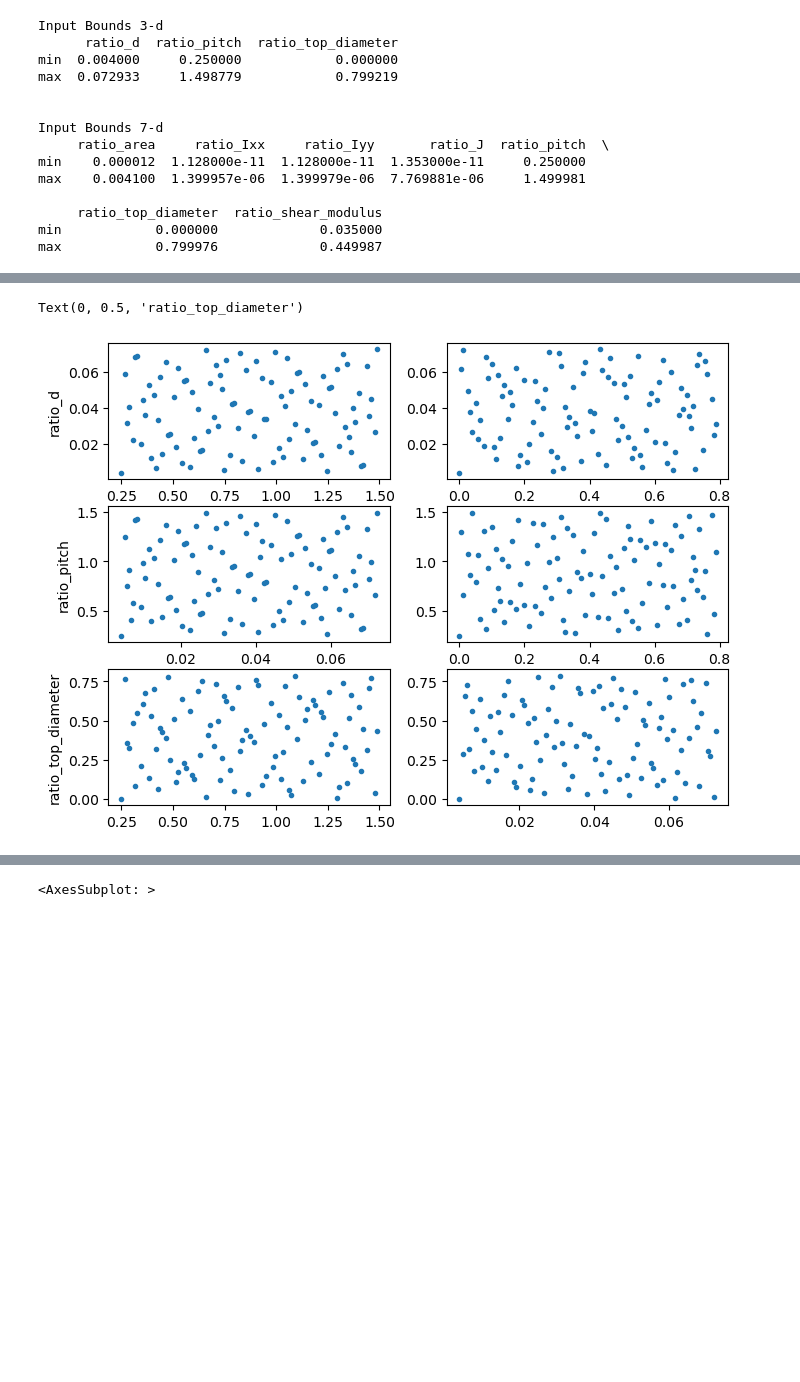
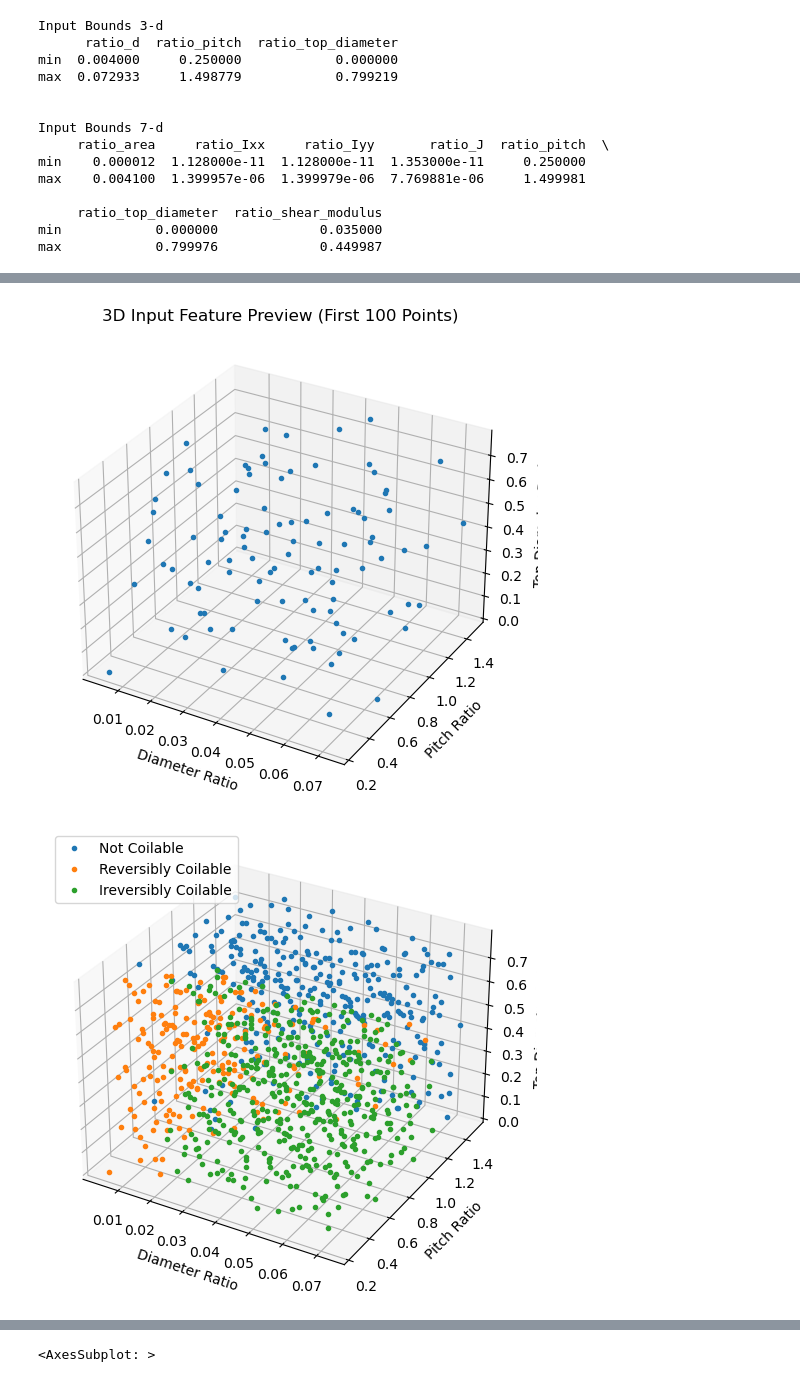
Before and after one commit to justinmiller33/3dasm_project, a Jupyter notebook: part1.ipynb, the cells around one changed output, grey strips where cells are left out. Drawn from its saved outputs; the diff is of its cells as text; code cells hidden in the pictures; blank space fills up the shorter version.

```diff
--- a/part1.ipynb
+++ b/part1.ipynb
@@ -99,25 +115,43 @@ The sampling method is not a completely random sampling, it has a random compone
-# %%
-# 1.3 cont. Also include a 3-d scatter plot of the first 100 points (both
-# plots should convey the same information). What can you conclude about the characteristics of the
-# sampling method used (Sobol sequence)?
-fig, axs = plt.subplots(3,2, figsize=[8,6])
-sdf = input_3.iloc[:100]
-
-# Plotting rows
-axs[0,0].plot(sdf.ratio_pitch, sdf.ratio_d, ".")
-axs[0,1].plot(sdf.ratio_top_diameter, sdf.ratio_d, ".")
-axs[0,0].set_ylabel("ratio_d")
-
-axs[1,0].plot(sdf.ratio_d, sdf.ratio_pitch, ".")
-axs[1,1].plot(sdf.ratio_top_diameter, sdf.ratio_pitch, ".")
-axs[1,0].set_ylabel("ratio_pitch")
-
-axs[2,0].plot(sdf.ratio_pitch, sdf.ratio_top_diameter, ".")
-axs[2,1].plot(sdf.ratio_d, sdf.ratio_top_diameter, ".")
-axs[2,0].set_ylabel("ratio_top_diameter")
-# %% [output]
-Text(0, 0.5, 'ratio_top_diameter')
-[figure, removed]
+# %%
+# 1.3 cont. Also include a 3-d scatter plot of the first 100 points (both
+# plots should convey the same information). What can you conclude about the characteristics of the
+# sampling method used (Sobol sequence)?
+
+# Plotting 3d categorical scatter without and with class labels
+df = input_3.join(output_3)
+
+# 3d scatterplot (without)
+fig = plt.figure(figsize=[6,8])
+ax = fig.add_subplot(projection='3d')
+
+df0 = df.iloc[:100]
+ax.plot(df0.ratio_d, df0.ratio_pitch, df0.ratio_top_diameter, ".",)
+ax.set_xlabel("Diameter Ratio")
+ax.set_ylabel("Pitch Ratio")
+ax.set_zlabel("Top Diameter Ratio")
+plt.autoscale()
+ax.set_title("3D Input Feature Preview (First 100 Points)")
+fig.savefig("3d_feature_viz.jpg")
+
+# 3d scatterplot (with labels)
+fig = plt.figure(figsize=[6,8])
+ax = fig.add_subplot(projection='3d')
+
+df0 = df[df["coilable"] == 0]
+df1 = df[df["coilable"] == 1]
+df2 = df[df["coilable"] == 2]
+ax.plot(df0.ratio_d, df0.ratio_pitch, df0.ratio_top_diameter, ".", label="Not Coilable")
+ax.plot(df1.ratio_d, df1.ratio_pitch, df1.ratio_top_diameter, ".", label="Reversibly Coilable")
+ax.plot(df2.ratio_d, df2.ratio_pitch, df2.ratio_top_diameter, ".", label="Ireversibly Coilable")
+ax.set_xlabel("Diameter Ratio")
+ax.set_ylabel("Pitch Ratio")
+ax.set_zlabel("Top Diameter Ratio")
+plt.legend(loc="upper left")
+plt.autoscale()
+plt.savefig("3d_output_space.jpg")
+# %% [output]
+[figure, added]
+[figure, added]
 # %%
 # 1.3. For both datasets, create histograms for each continuous output variable (number of points whose
 # output is within particular intervals).
```
Also changed, not shown: parts of 9 cells of this notebook.
